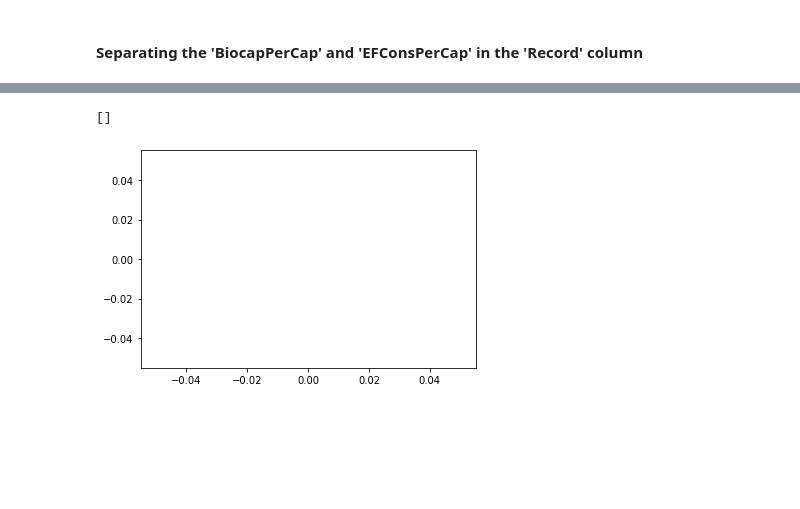
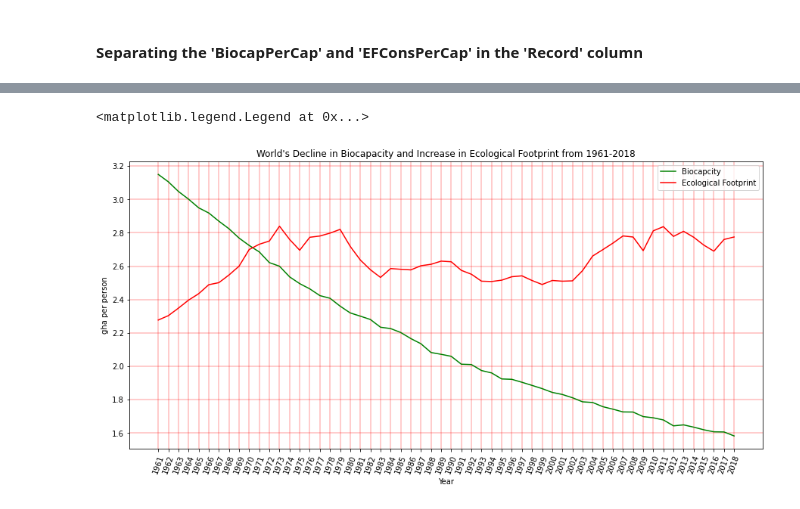
Before and after one commit to erickajanecm/Ecological-Footprint-EDA, a Jupyter notebook: WorldEF.ipynb, the cells around one changed output, grey strips where cells are left out. Saved outputs shown, nothing was run; the diff lists cells and outputs as text; code cells hidden in the pictures; blank space fills up the shorter version.

Commit message:
Additional plot

```diff
--- a/WorldEF.ipynb
+++ b/WorldEF.ipynb
@@ -105,8 +122,26 @@ Biocapacity_DF = World_EF.loc[World_EF['Record'] == 'BiocapPerCap']
 # %%
 #Importing Matplotlib
 import matplotlib.pyplot as plt
-# %%
-plt.plot()
-# %% [output]
-[]
-[figure, removed]
+# %%
+
+
+import matplotlib.pyplot as plt
+import numpy as np
+
+x = Biocapacity_DF['Total']
+year = np.arange(1961, 2019)
+y = EF_DF['Total']
+fig = plt.figure(figsize=(15, 7))
+plt.plot(year, x, color='green')
+plt.plot(year, y, color='red')
+
+plt.title('World\'s Decline in Biocapacity and Increase in Ecological Footprint from 1961-2018')
+plt.xlabel('Year')
+plt.ylabel('gha per person')
+plt.xticks(ticks=year, rotation=70)
+plt.grid(True)
+plt.grid(color='red',  alpha=0.2, linewidth=2)
+plt.legend(labels=['Biocapcity', 'Ecological Footprint'])
+# %% [output]
+<matplotlib.legend.Legend at 0x...>
+[figure, added]
```
Also changed, not shown: parts of 2 cells of this notebook.
